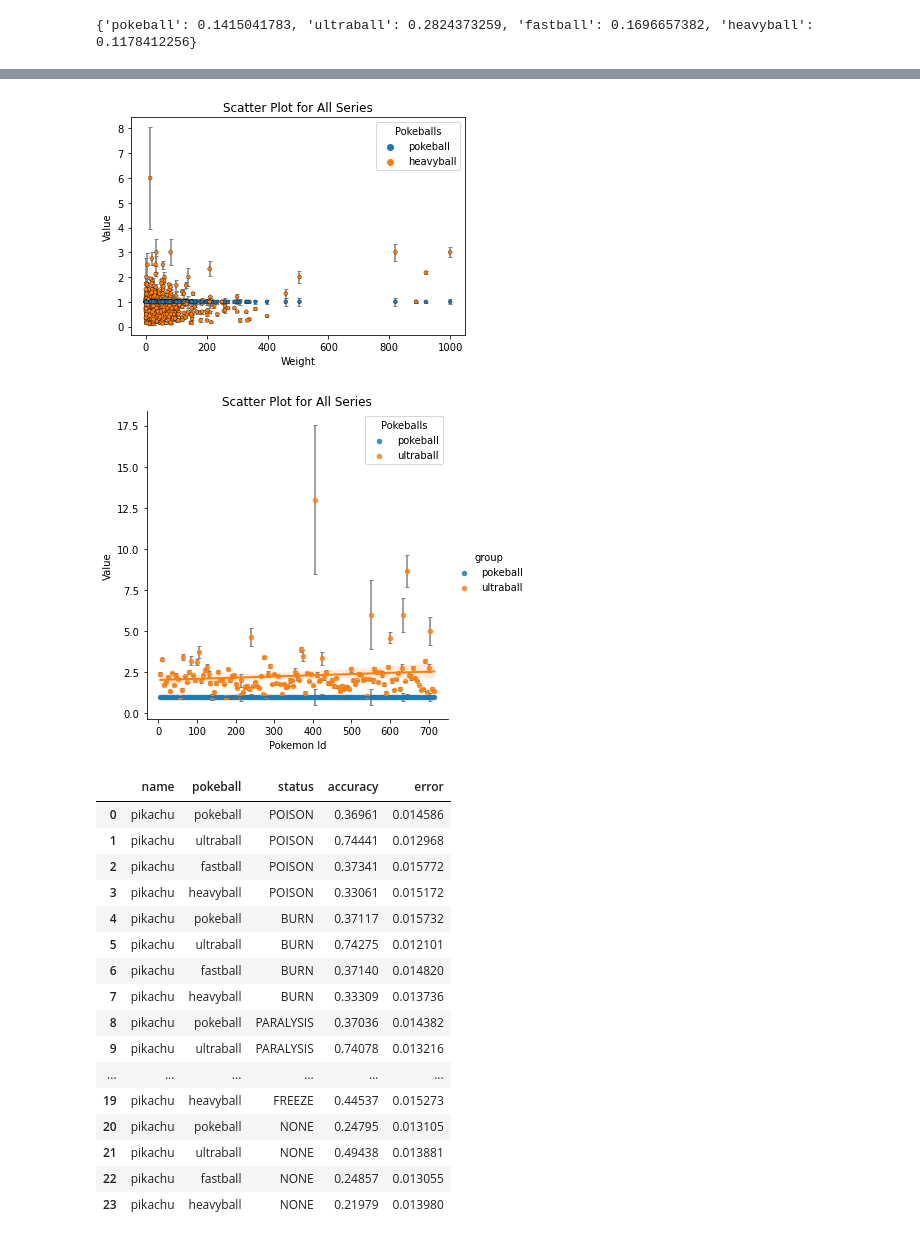
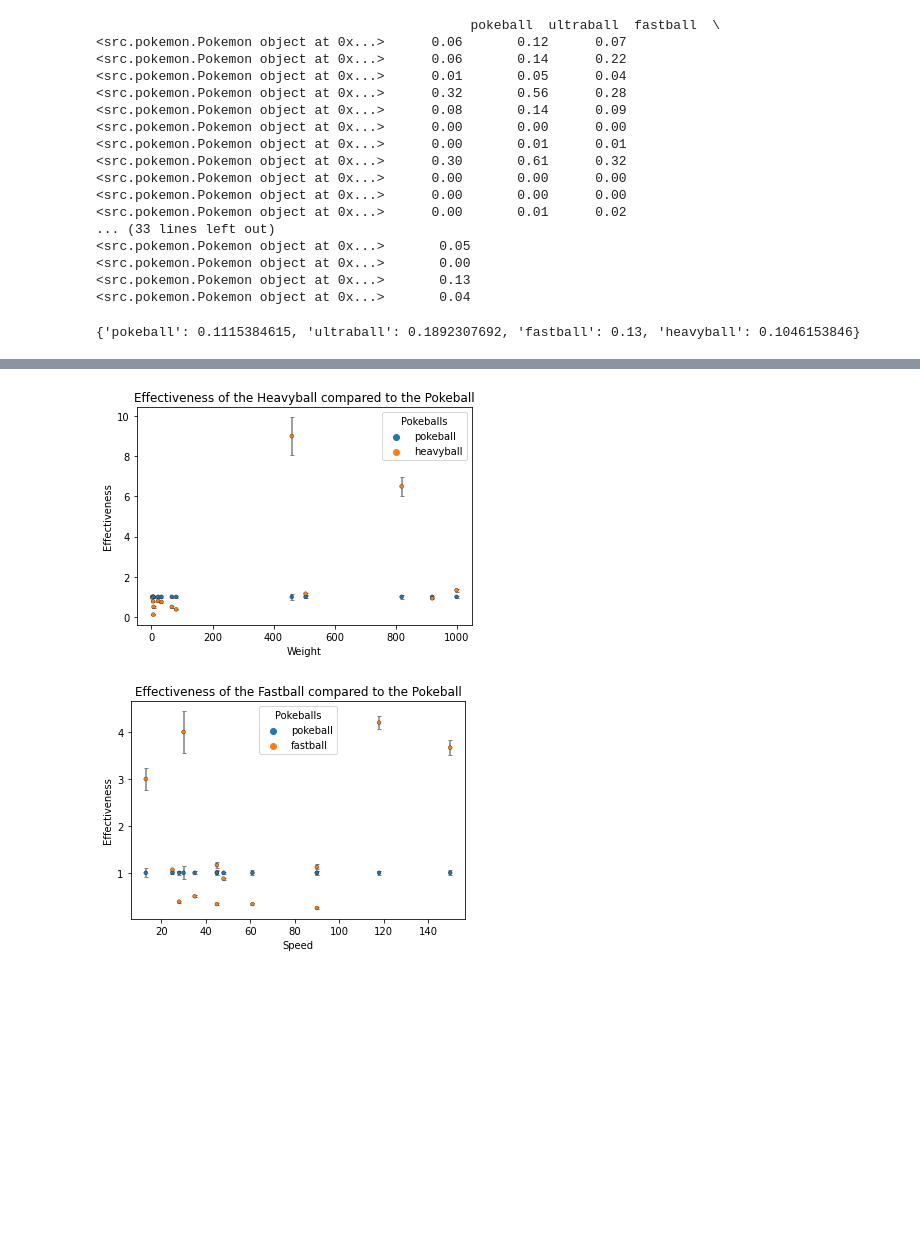
Before and after one commit to Santiago-Rivas/sia-tp0, a Jupyter notebook: main_notebook.ipynb, the cells around one changed output, grey strips where cells are left out. Drawn from its saved outputs; the diff is of its cells as text; code cells hidden in the pictures; blank space fills up the shorter version.

Commit message:
Added graphs with catch_rate and fixed issu with accuracies array

```diff
--- a/main_notebook.ipynb
+++ b/main_notebook.ipynb
@@ -18,9 +18,15 @@ if __name__ == "__main__":
         data = json.load(file)
 
     pokemon_names = list(data.keys())
+
     pokemons = []
+    i = 0
+    mod = 100
     for pokemon in pokemon_names:
-        pokemons.append(factory.create(pokemon, 100, StatusEffect.NONE, 1))
+        new_pokemon = factory.create(pokemon, 100, StatusEffect.NONE, 1)
+        if i % mod == 0 or new_pokemon.weight > 400:
+            pokemons.append(new_pokemon)
+        i += 1
 # %%
     pokeballs = ["pokeball", "ultraball", "fastball", "heavyball"]
 
@@ -65,8 +35,45 @@ if __name__ == "__main__":
+# %%
+    iterations = 100
+
+    for pokeball in pokeballs:
+        for pokemon in pokemons:
+            accuracies = []
+            for _ in range(iterations):
+                catched = int(attempt_catch(pokemon, pokeball)[0])
+                catched = catched / iterations
+                stats_df.at[pokemon,
+                            pokeball] += catched
+                accuracies.append(catched)
+            error_df.at[pokemon,
+                        pokeball] = np.std(accuracies)
+
+    print(stats_df)
+
+    # Remove all pokemons that were never catched
+    error_df = error_df[~(stats_df == 0).any(axis=1)]
+    stats_df = stats_df[~(stats_df == 0).any(axis=1)]
+# %% [output]
+                                                pokeball  ultraball  fastball  \
+<src.pokemon.Pokemon object at 0x...>      0.06       0.12      0.07
+<src.pokemon.Pokemon object at 0x...>      0.06       0.14      0.22
+<src.pokemon.Pokemon object at 0x...>      0.01       0.05      0.04
+<src.pokemon.Pokemon object at 0x...>      0.32       0.56      0.28
+<src.pokemon.Pokemon object at 0x...>      0.08       0.14      0.09
+<src.pokemon.Pokemon object at 0x...>      0.00       0.00      0.00
+<src.pokemon.Pokemon object at 0x...>      0.00       0.01      0.01
+<src.pokemon.Pokemon object at 0x...>      0.30       0.61      0.32
+<src.pokemon.Pokemon object at 0x...>      0.00       0.00      0.00
+<src.pokemon.Pokemon object at 0x...>      0.00       0.00      0.00
+<src.pokemon.Pokemon object at 0x...>      0.00       0.01      0.02
+... (33 lines left out)
+<src.pokemon.Pokemon object at 0x...>       0.05
+<src.pokemon.Pokemon object at 0x...>       0.00
+<src.pokemon.Pokemon object at 0x...>       0.13
+<src.pokemon.Pokemon object at 0x...>       0.04
 # %%
     plot_pokeball_means(pokeballs, pokemons, stats_df)
     plot_heavy(pokeballs, stats_df, error_df)
+    plot_fast(pokeballs, stats_df, error_df)
     plot_ultra(pokeballs, stats_df, error_df)
-    plot_status(factory, pokeballs, "pikachu")
-    plot_life(factory, pokeballs, "dragonair")
 # %% [output]
-{'pokeball': 0.1415041783, 'ultraball': 0.2824373259, 'fastball': 0.1696657382, 'heavyball': 0.1178412256}
+{'pokeball': 0.1115384615, 'ultraball': 0.1892307692, 'fastball': 0.13, 'heavyball': 0.1046153846}
@@ -74,19 +81,2 @@ if __name__ == "__main__":
-[figure, old version]
+[figure, new version]
-[figure, old version]
+[figure, new version]
-|  | name | pokeball | status | accuracy | error |
-| 0 | pikachu | pokeball | POISON | 0.36961 | 0.014586 |
-| 1 | pikachu | ultraball | POISON | 0.74441 | 0.012968 |
-| 2 | pikachu | fastball | POISON | 0.37341 | 0.015772 |
-| 3 | pikachu | heavyball | POISON | 0.33061 | 0.015172 |
-| 4 | pikachu | pokeball | BURN | 0.37117 | 0.015732 |
-| 5 | pikachu | ultraball | BURN | 0.74275 | 0.012101 |
-| 6 | pikachu | fastball | BURN | 0.37140 | 0.014820 |
-| 7 | pikachu | heavyball | BURN | 0.33309 | 0.013736 |
-| 8 | pikachu | pokeball | PARALYSIS | 0.37036 | 0.014382 |
-| 9 | pikachu | ultraball | PARALYSIS | 0.74078 | 0.013216 |
-| ... | ... | ... | ... | ... | ... |
-| 19 | pikachu | heavyball | FREEZE | 0.44537 | 0.015273 |
-| 20 | pikachu | pokeball | NONE | 0.24795 | 0.013105 |
-| 21 | pikachu | ultraball | NONE | 0.49438 | 0.013881 |
-| 22 | pikachu | fastball | NONE | 0.24857 | 0.013055 |
-| 23 | pikachu | heavyball | NONE | 0.21979 | 0.013980 |
```
Also changed, not shown: parts of 4 cells of this notebook, 2 other files.
